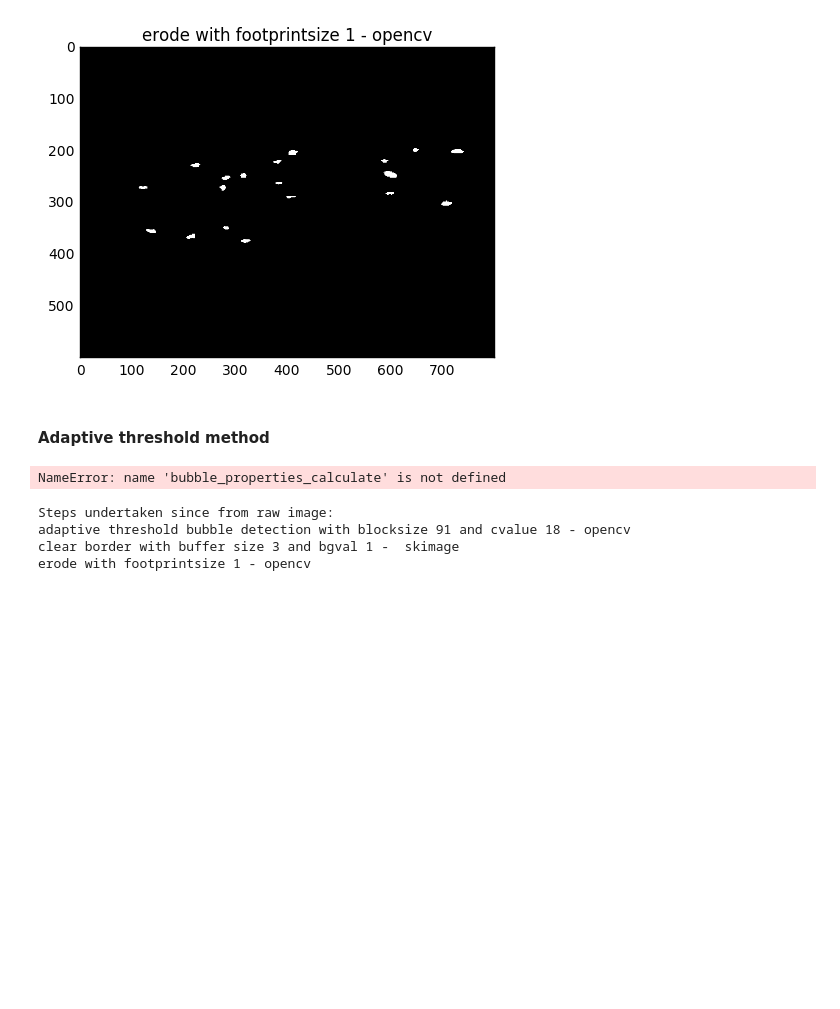
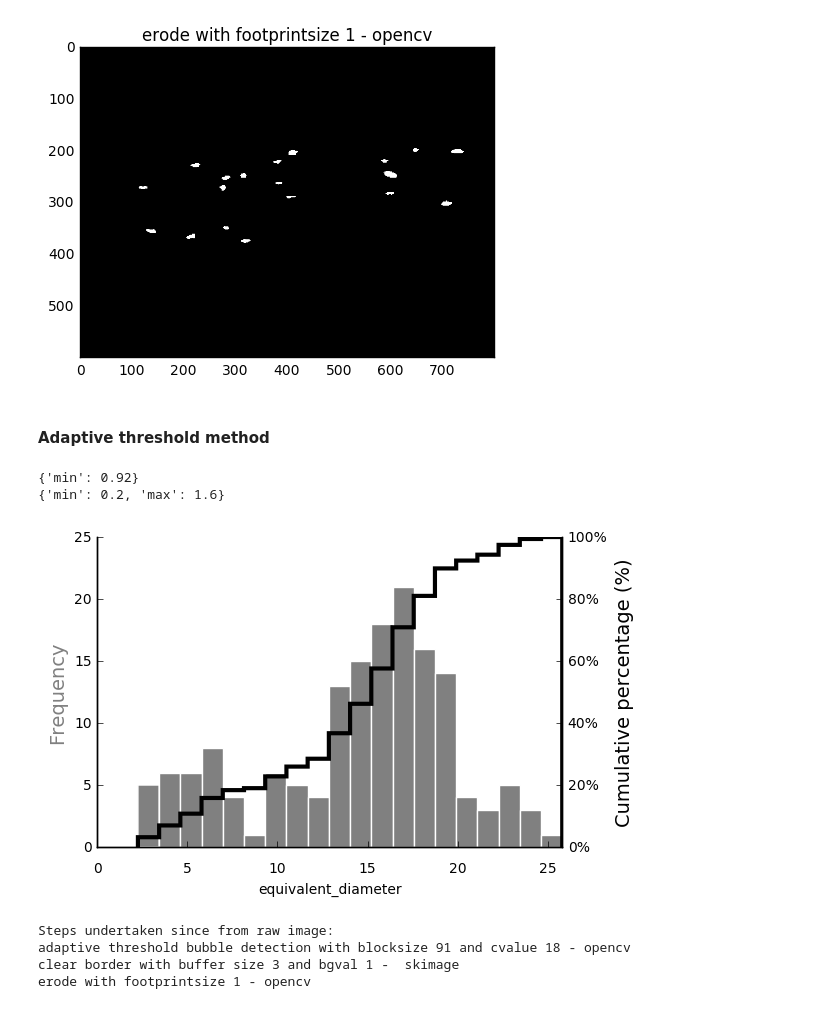
Before and after one commit to gbellandi/bubble_size_analysis, a Jupyter notebook: drafts/bubblekicker.ipynb, the cells around one changed output. Cells and saved outputs as stored; diff of their text form; code cells hidden in the pictures; blank space fills up the shorter version.

```diff
--- a/drafts/bubblekicker.ipynb
+++ b/drafts/bubblekicker.ipynb
@@ -41,11 +41,13 @@ erode with footprintsize 1 - opencv
 # %%
 bubbler = AdaptiveThresholdPipeline('0325097m_0305.tif', channel='red') #setup the pipeline by loading the file
 result = bubbler.run(91, 18, 3, 1, 1)  # executing the pipeline with custom parameters
-nbubbles, marker_image, props = bubble_properties_calculate(result)  # extract the properties
-filtered_bubbles = bubble_properties_filter(props)   # filter based on the default filter rules
-fig, axs = bubble_properties_plot(filtered_bubbles, "equivalent_diameter")  # make a plot
+marker_image, props = bubble_properties_calculate(result)  # extract the properties ## nbubbles, to include
+#filtered_bubbles = bubble_properties_filter(props)   # filter based on the default filter rules
+fig, axs = bubble_properties_plot(props, "equivalent_diameter")  # make a plot
 # %% [output]
-NameError: name 'bubble_properties_calculate' is not defined
+{'min': 0.92}
+{'min': 0.2, 'max': 1.6}
+[figure, added]
 # %%
 bubbler.plot();
 bubbler.what_have_i_done()
```
